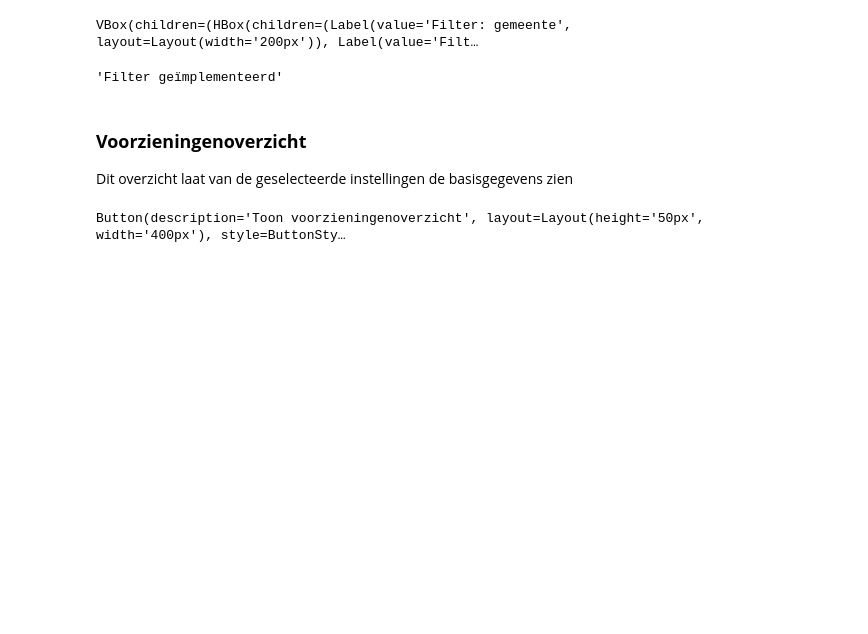
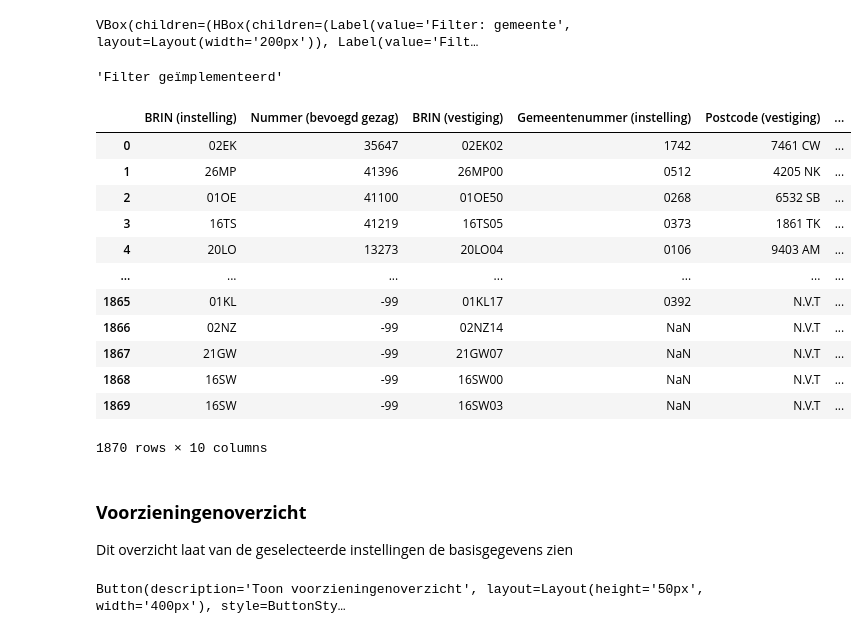
Before and after one commit to MartinBelderBMC/RPO_Dashboard, a Jupyter notebook: Frontend_RPO.ipynb, the cells around one changed output. Drawn from its saved outputs; the diff is of its cells as text; code cells hidden in the pictures; blank space fills up the shorter version.

```diff
--- a/Frontend_RPO.ipynb
+++ b/Frontend_RPO.ipynb
@@ -392,6 +395,22 @@ display(full_disp)
 # %% [output]
 VBox(children=(HBox(children=(Label(value='Filter: gemeente', layout=Layout(width='200px')), Label(value='Filt…
 'Filter geïmplementeerd'
+# %%
+base_file_voorz
+# %% [output]
+|  | BRIN (instelling) | Nummer (bevoegd gezag) | BRIN (vestiging) | Gemeentenummer (instelling) | Postcode (vestiging) | ... |
+| 0 | 02EK | 35647 | 02EK02 | 1742 | 7461 CW | ... |
+| 1 | 26MP | 41396 | 26MP00 | 0512 | 4205 NK | ... |
+| 2 | 01OE | 41100 | 01OE50 | 0268 | 6532 SB | ... |
+| 3 | 16TS | 41219 | 16TS05 | 0373 | 1861 TK | ... |
+| 4 | 20LO | 13273 | 20LO04 | 0106 | 9403 AM | ... |
+| ... | ... | ... | ... | ... | ... | ... |
+| 1865 | 01KL | -99 | 01KL17 | 0392 | N.V.T | ... |
+| 1866 | 02NZ | -99 | 02NZ14 | NaN | N.V.T | ... |
+| 1867 | 21GW | -99 | 21GW07 | NaN | N.V.T | ... |
+| 1868 | 16SW | -99 | 16SW00 | NaN | N.V.T | ... |
+| 1869 | 16SW | -99 | 16SW03 | NaN | N.V.T | ... |
+1870 rows × 10 columns
 # %% [markdown]
 ### **Voorzieningenoverzicht**
 
```
Also changed, not shown: parts of 15 cells of this notebook.
